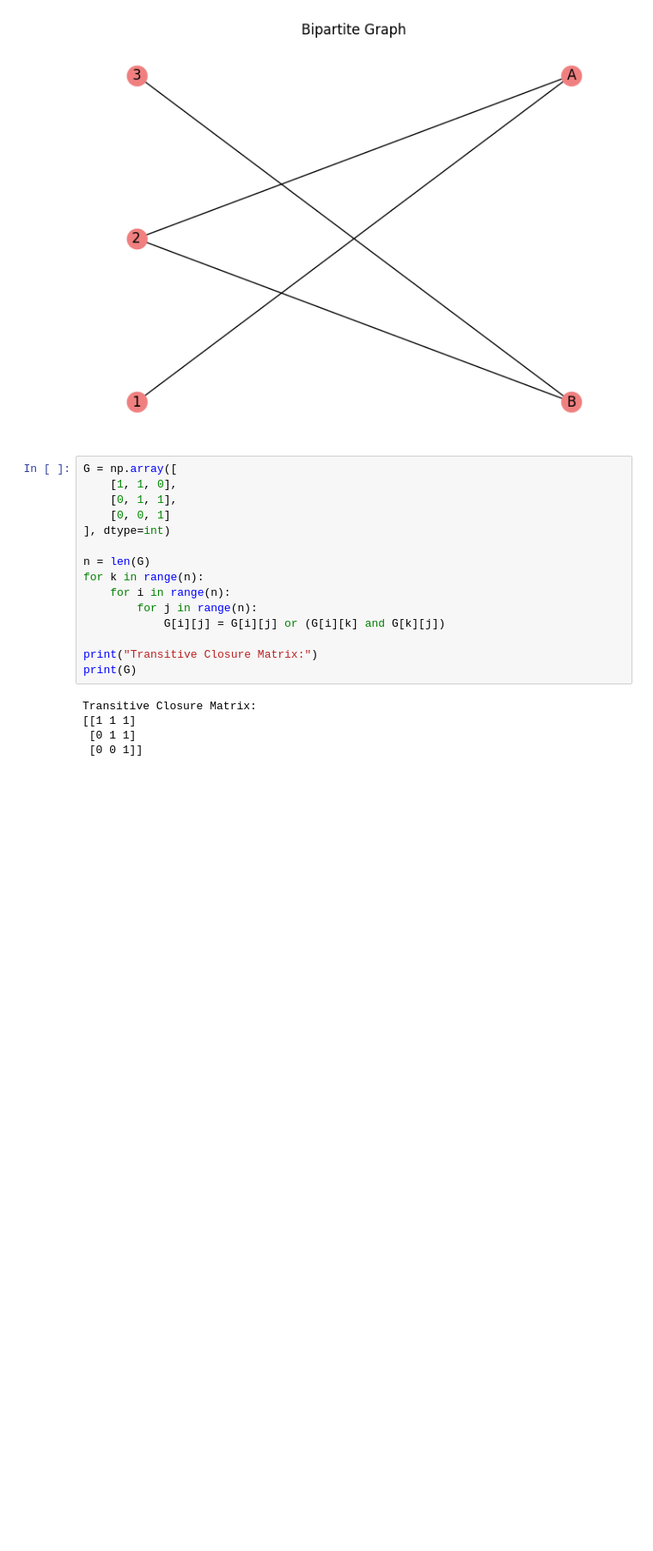
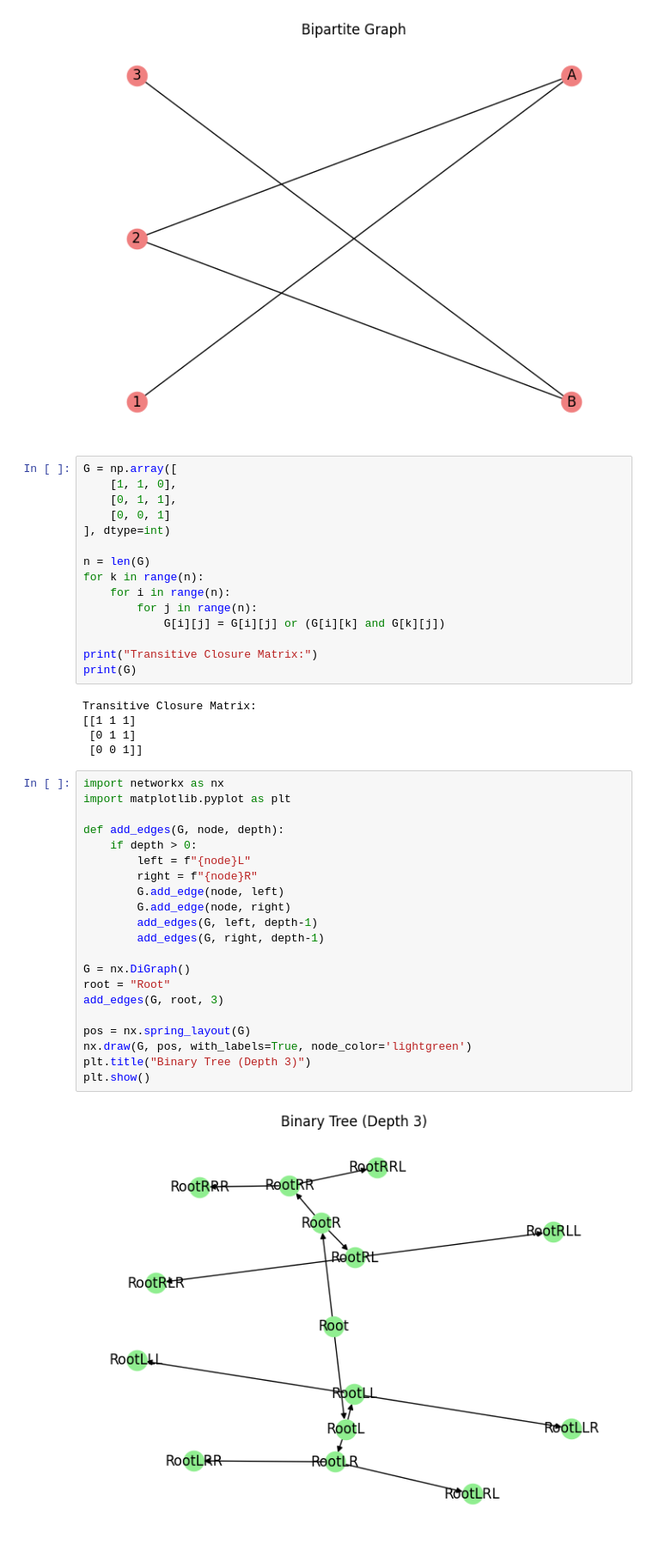
Before and after one commit to rmd360/machinelearningproject, a Jupyter notebook: Maths.ipynb, the cells around one changed output. Shown at 86% size. Cells and saved outputs as stored; diff of their text form; blank space fills up the shorter version.

```diff
--- a/Maths.ipynb
+++ b/Maths.ipynb
@@ -1083,3 +1083,26 @@ Transitive Closure Matrix:
 [[1 1 1]
  [0 1 1]
  [0 0 1]]
+# %%
+import networkx as nx
+import matplotlib.pyplot as plt
+
+def add_edges(G, node, depth):
+    if depth > 0:
+        left = f"{node}L"
+        right = f"{node}R"
+        G.add_edge(node, left)
+        G.add_edge(node, right)
+        add_edges(G, left, depth-1)
+        add_edges(G, right, depth-1)
+
+G = nx.DiGraph()
+root = "Root"
+add_edges(G, root, 3)
+
+pos = nx.spring_layout(G)
+nx.draw(G, pos, with_labels=True, node_color='lightgreen')
+plt.title("Binary Tree (Depth 3)")
+plt.show()
+# %% [output]
+[figure, added]
```
Also changed, not shown: parts of 1 cell of this notebook.
